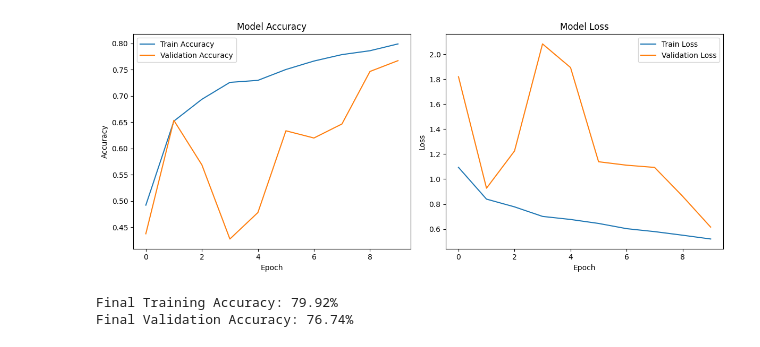
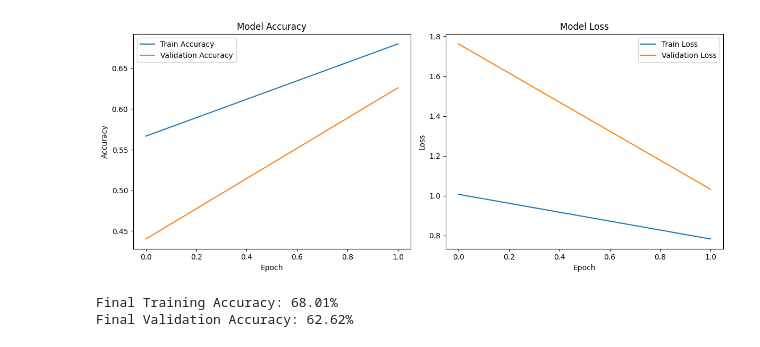
Before and after one commit to soumyaqqqqq/cancer-prediction, a Jupyter notebook: Testing/glioma/s.ipynb, the cells around one changed output. Cells and saved outputs as stored; diff of their text form; code cells hidden in the pictures.

```diff
--- a/Testing/glioma/s.ipynb
+++ b/Testing/glioma/s.ipynb
@@ -7,9 +15,9 @@ from tensorflow.keras.models import Sequential
 from tensorflow.keras.layers import Conv2D, MaxPooling2D, Flatten, Dense, Dropout
 from tensorflow.keras.optimizers import Adam
 
-# === PATH TO YOUR DATASET ===
-train_dir = '/Users/soumya/Downloads/archive/Training'
-test_dir = '/Users/soumya/Downloads/archive/Testing'
+# === PATH TO YOUR DATASET (Windows local paths) ===
+train_dir = r'd:/Projects/code-storm/cancer-prediction/Training/brain-data/Training'
+test_dir = r'd:/Projects/code-storm/cancer-prediction/Training/brain-data/Testing'
 
 img_size = 150
 
@@ -30,36 +38,39 @@ test_datagen = ImageDataGenerator(rescale=1./255)
 train_data = train_datagen.flow_from_directory(
     train_dir,
     target_size=(img_size, img_size),
-    batch_size=32,
+    batch_size=8,  # Reduced for faster testing
     class_mode='categorical'
 )
 
 test_data = test_datagen.flow_from_directory(
     test_dir,
     target_size=(img_size, img_size),
-    batch_size=32,
+    batch_size=8,  # Reduced for faster testing
     class_mode='categorical'
 )
 
 # Model
-model = Sequential([
-    Conv2D(32, (3, 3), activation='relu', input_shape=(img_size, img_size, 3)),
-    MaxPooling2D(2, 2),
+def build_model():
+    model = Sequential([
+        Conv2D(32, (3, 3), activation='relu', input_shape=(img_size, img_size, 3)),
+        MaxPooling2D(2, 2),
 
-    Conv2D(64, (3, 3), activation='relu'),
-    MaxPooling2D(2, 2),
+        Conv2D(64, (3, 3), activation='relu'),
+        MaxPooling2D(2, 2),
 
-    Conv2D(128, (3, 3), activation='relu'),
-    MaxPooling2D(2, 2),
+        Conv2D(128, (3, 3), activation='relu'),
+        MaxPooling2D(2, 2),
 
-    Flatten(),
-    Dense(128, activation='relu'),
-    Dropout(0.5),
-    Dense(4, activation='softmax')  # 4 classes
-])
+        Flatten(),
+        Dense(128, activation='relu'),
+        Dropout(0.5),
+        Dense(4, activation='softmax')  # 4 classes
+    ])
+    return model
 
+model = build_model()
 model.compile(optimizer=Adam(), loss='categorical_crossentropy', metrics=['accuracy'])
-history = model.fit(train_data, epochs=10, validation_data=test_data)
+history = model.fit(train_data, epochs=2, validation_data=test_data)  # Reduced epochs for speed
 os.makedirs('model', exist_ok=True)
 model.save('model/brain_tumor_model.keras')
 # Plot training & validation accuracy and loss
@@ -109,6 +114,6 @@ Epoch 10/10
-[figure, old version]
+[figure, new version]
-Final Training Accuracy: 79.92%
-Final Validation Accuracy: 76.74%
+Final Training Accuracy: 68.01%
+Final Validation Accuracy: 62.62%
 # %%
 # Training
 # %%
```
Also changed, not shown: parts of 2 cells of this notebook, 3 other files.
